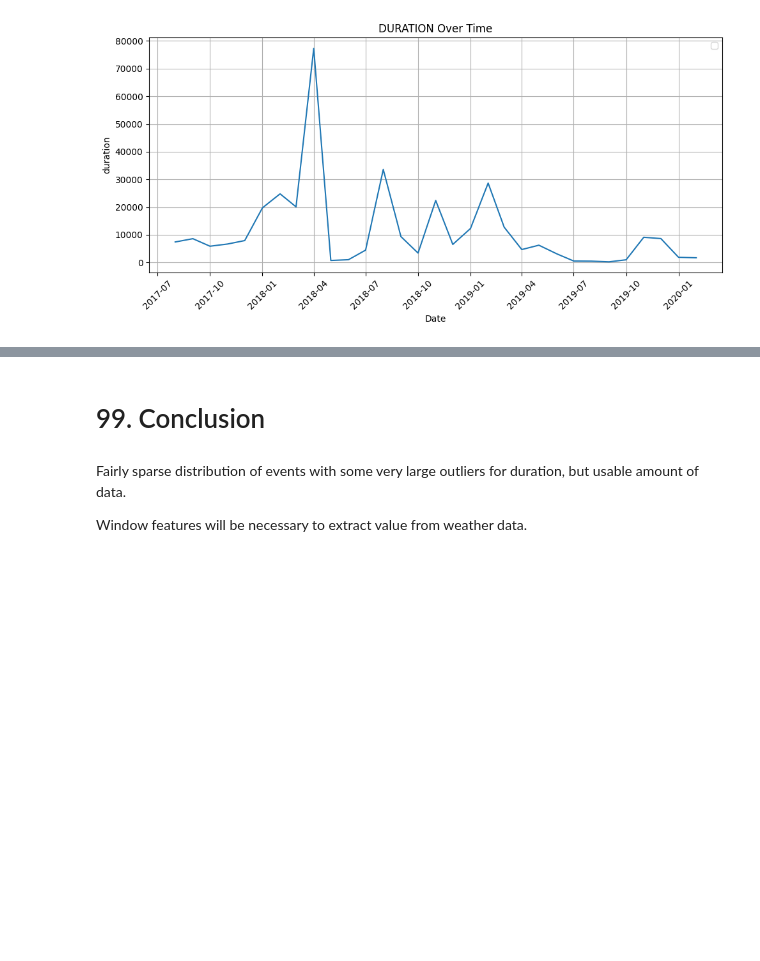
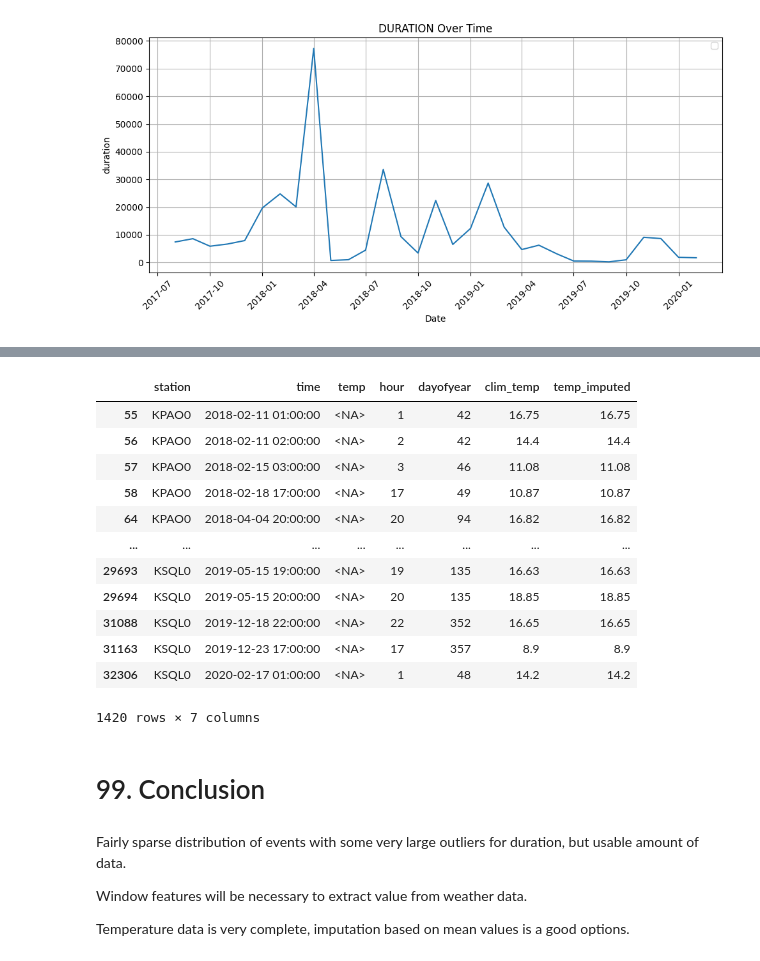
Before and after one commit to CammN/ev_load_fc, a Jupyter notebook: notebooks/02_weather_EDA.ipynb, the cells around one changed output, grey strips where cells are left out. Cells and saved outputs as stored; diff of their text form; code cells hidden in the pictures; blank space fills up the shorter version.

```diff
--- a/notebooks/02_weather_EDA.ipynb
+++ b/notebooks/02_weather_EDA.ipynb
@@ -319,6 +375,42 @@ plot_time_series(weather_data, 'month', 'duration')
+# %%
+# To impute missing values we will take the average value for temperature for each hour of the day and each day of the year across the entire temp_data df
+
+temp_data['hour'] = temp_data['time'].dt.hour
+temp_data['dayofyear'] = temp_data['time'].dt.dayofyear
+
+avg_tmp_hour_day = (
+    temp_data.groupby(['dayofyear', 'hour'])['temp']
+      .mean()
+      .round(2)
+      .rename('clim_temp')
+)
+
+# Merge back to temp_data
+temp_data_imp = temp_data.merge(avg_tmp_hour_day, on=['dayofyear', 'hour'], how='left')
+
+# 2. Impute missing temps using climatology
+temp_data_imp['temp_imputed'] = temp_data_imp['temp'].fillna(temp_data_imp['clim_temp'])
+# %%
+display(temp_data_imp[temp_data_imp['temp'].isna()])
+# %% [output]
+|  | station | time | temp | hour | dayofyear | clim_temp | temp_imputed |
+| 55 | KPAO0 | 2018-02-11 01:00:00 | <NA> | 1 | 42 | 16.75 | 16.75 |
+| 56 | KPAO0 | 2018-02-11 02:00:00 | <NA> | 2 | 42 | 14.4 | 14.4 |
+| 57 | KPAO0 | 2018-02-15 03:00:00 | <NA> | 3 | 46 | 11.08 | 11.08 |
+| 58 | KPAO0 | 2018-02-18 17:00:00 | <NA> | 17 | 49 | 10.87 | 10.87 |
+| 64 | KPAO0 | 2018-04-04 20:00:00 | <NA> | 20 | 94 | 16.82 | 16.82 |
+| ... | ... | ... | ... | ... | ... | ... | ... |
+| 29693 | KSQL0 | 2019-05-15 19:00:00 | <NA> | 19 | 135 | 16.63 | 16.63 |
+| 29694 | KSQL0 | 2019-05-15 20:00:00 | <NA> | 20 | 135 | 18.85 | 18.85 |
+| 31088 | KSQL0 | 2019-12-18 22:00:00 | <NA> | 22 | 352 | 16.65 | 16.65 |
+| 31163 | KSQL0 | 2019-12-23 17:00:00 | <NA> | 17 | 357 | 8.9 | 8.9 |
+| 32306 | KSQL0 | 2020-02-17 01:00:00 | <NA> | 1 | 48 | 14.2 | 14.2 |
+1420 rows × 7 columns
 # %% [markdown]
 # 99. Conclusion
 # %% [markdown]
 Fairly sparse distribution of events with some very large outliers for duration, but usable amount of data.
 
 Window features will be necessary to extract value from weather data.
+
+Temperature data is very complete, imputation based on mean values is a good options.
```
Also changed, not shown: parts of 10 cells of this notebook, 10 other files.
